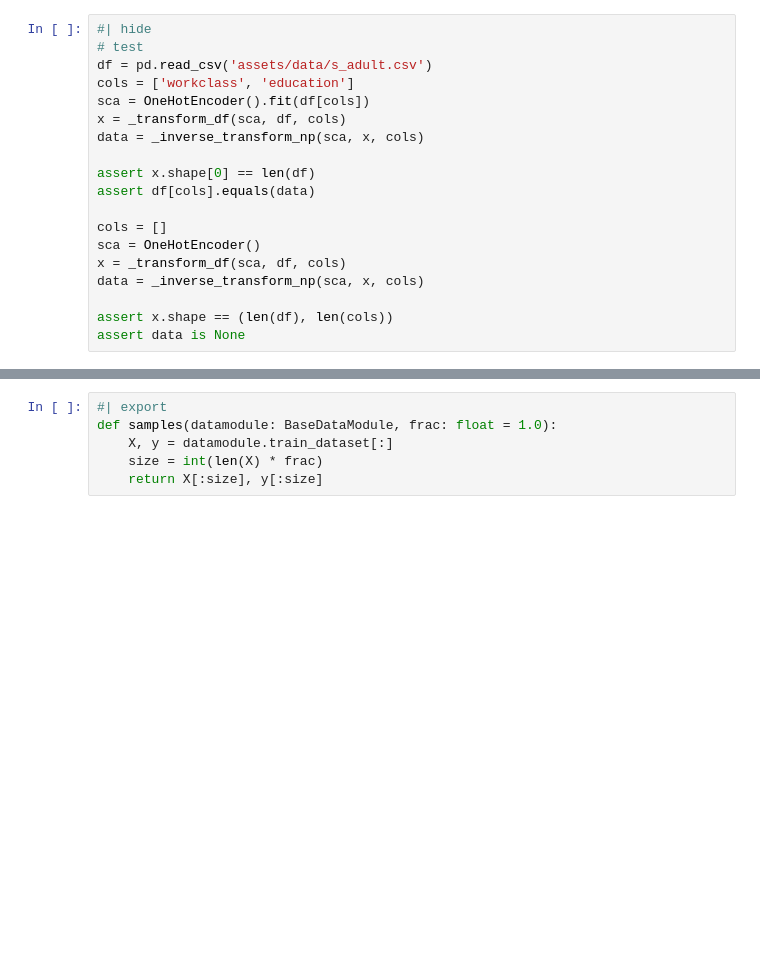
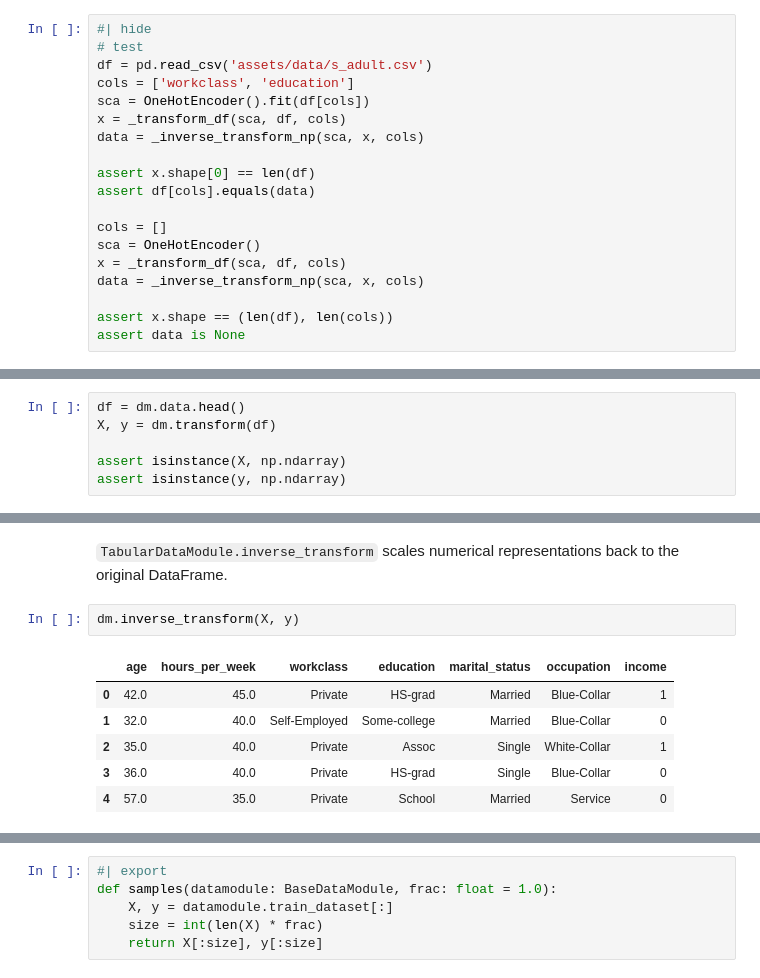
Before and after one commit to BirkhoffG/jax-relax, a Jupyter notebook: nbs/01_data.module.ipynb, the cells around one changed output, grey strips where cells are left out. Saved outputs shown, nothing was run; the diff lists cells and outputs as text; blank space fills up the shorter version.

```diff
--- a/nbs/01_data.module.ipynb
+++ b/nbs/01_data.module.ipynb
@@ -387,0 +529,6 @@ class TabularDataModule(BaseDataModule):
+# %%
+df = dm.data.head()
+X, y = dm.transform(df)
+
+assert isinstance(X, np.ndarray)
+assert isinstance(y, np.ndarray)
@@ -387,0 +556,12 @@ class TabularDataModule(BaseDataModule):
+# %% [markdown]
+`TabularDataModule.inverse_transform` scales numerical representations back
+to the original DataFrame.
+# %%
+dm.inverse_transform(X, y)
+# %% [output]
+|  | age | hours_per_week | workclass | education | marital_status | occupation | income |
+| 0 | 42.0 | 45.0 | Private | HS-grad | Married | Blue-Collar | 1 |
+| 1 | 32.0 | 40.0 | Self-Employed | Some-college | Married | Blue-Collar | 0 |
+| 2 | 35.0 | 40.0 | Private | Assoc | Single | White-Collar | 1 |
+| 3 | 36.0 | 40.0 | Private | HS-grad | Single | Blue-Collar | 0 |
+| 4 | 57.0 | 35.0 | Private | School | Married | Service | 0 |
```
Also changed, not shown: parts of 36 cells of this notebook, 7 other files.
